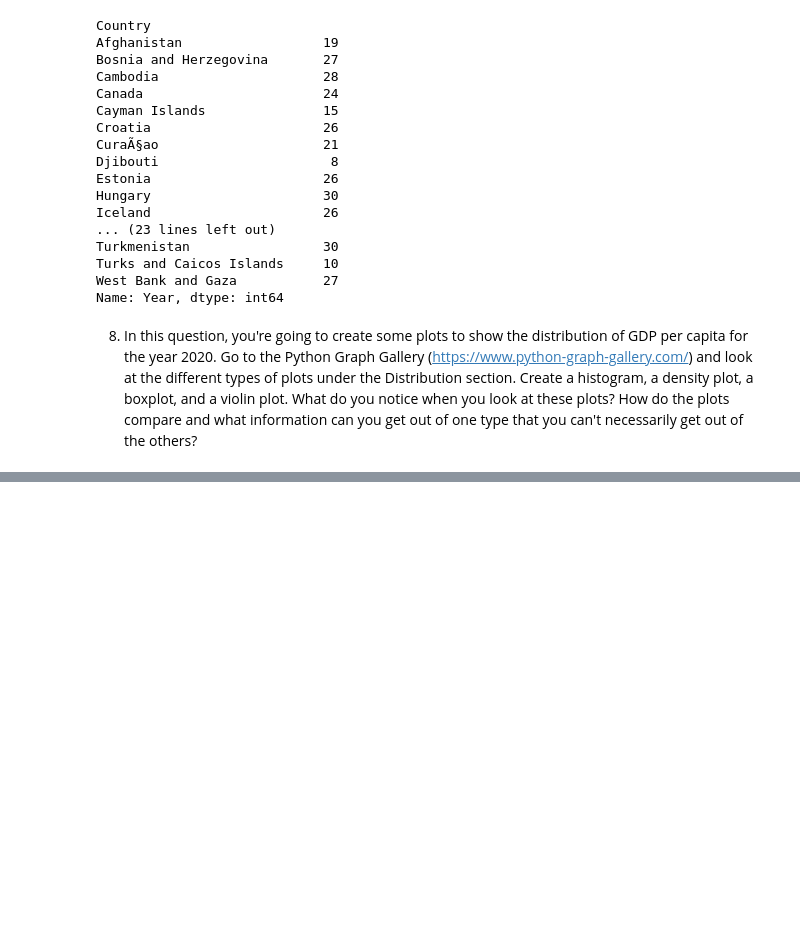
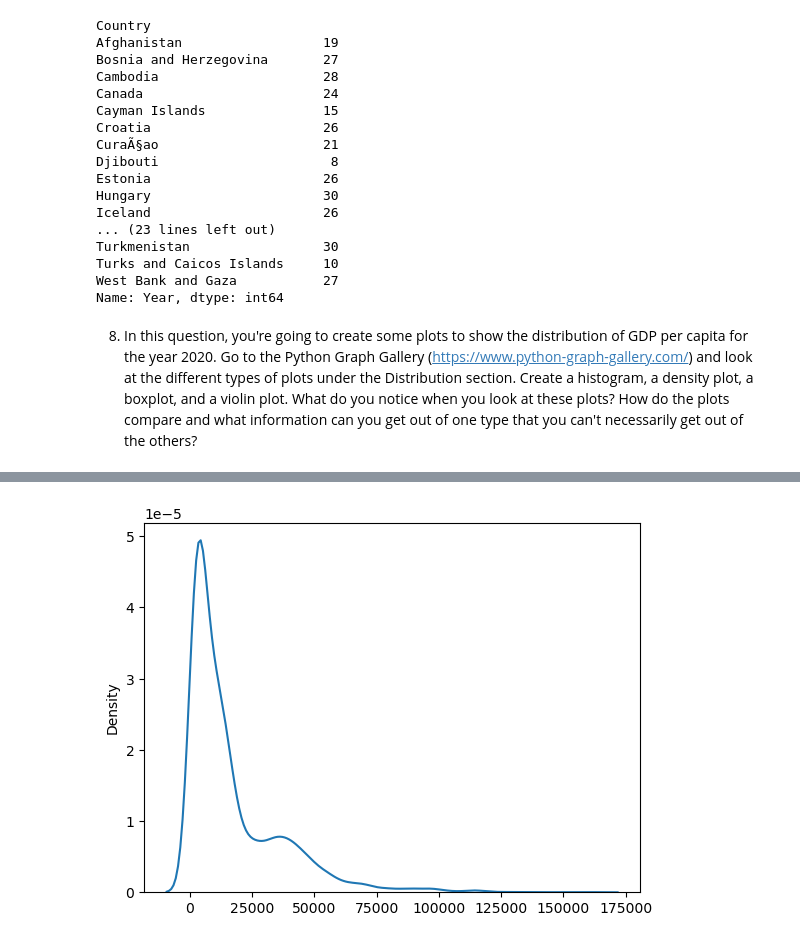
Before and after one commit to NSS-Data-Analytics-Cohort-8/gdp-and-internet-usage-cjpentecost, a Jupyter notebook: notebooks/UNproject.ipynb, the cells around one changed output, grey strips where cells are left out. Drawn from its saved outputs; the diff is of its cells as text; code cells hidden in the pictures; blank space fills up the shorter version.

```diff
--- a/notebooks/UNproject.ipynb
+++ b/notebooks/UNproject.ipynb
@@ -93,0 +106,6 @@ plt.show(block = False)
+# %%
+#KDensityPlot Ex
+sns.kdeplot(np.array(gdp_df.GDP_Per_Capita))
+plt.show()
+# %% [output]
+[figure, added]
```
Also changed, not shown: parts of 6 cells of this notebook.
